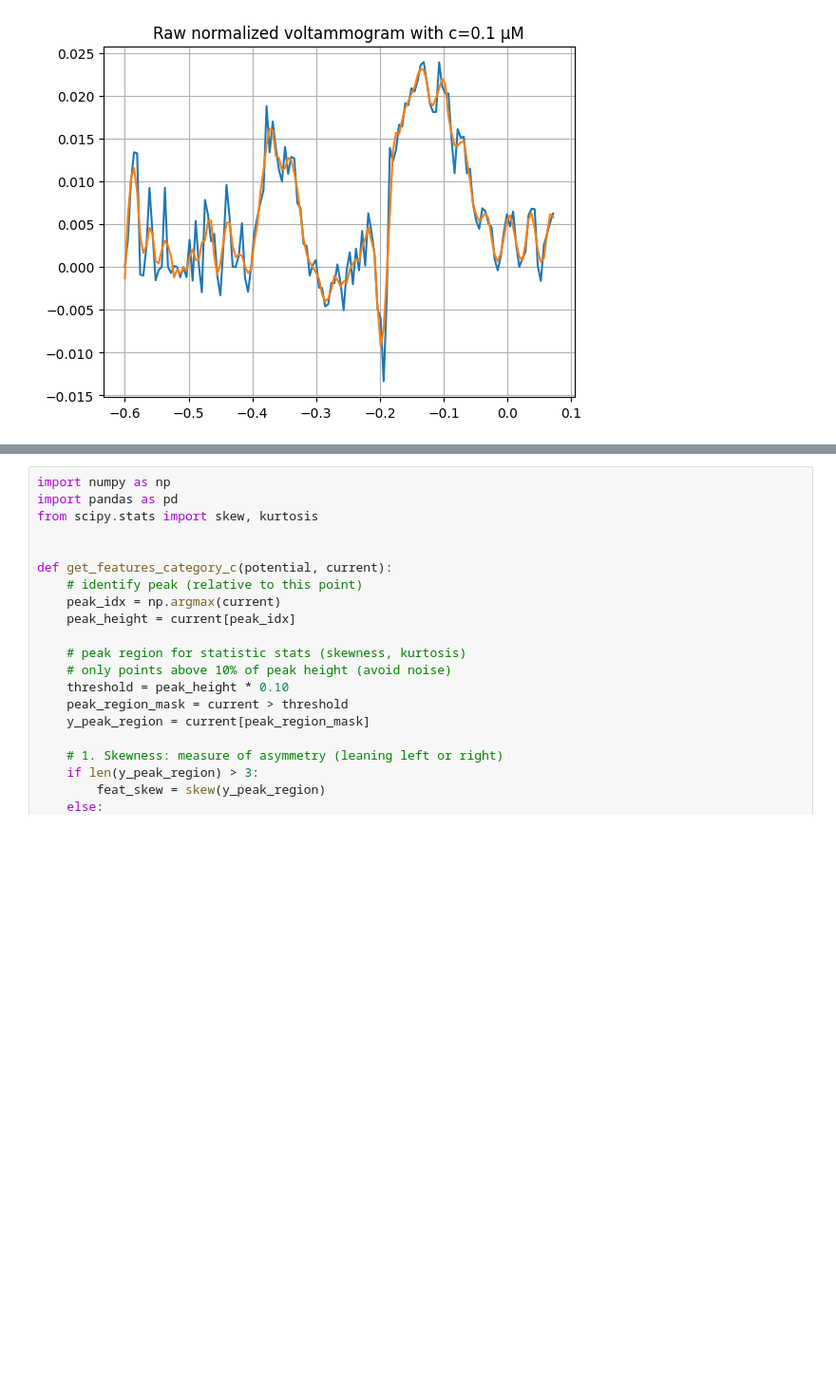
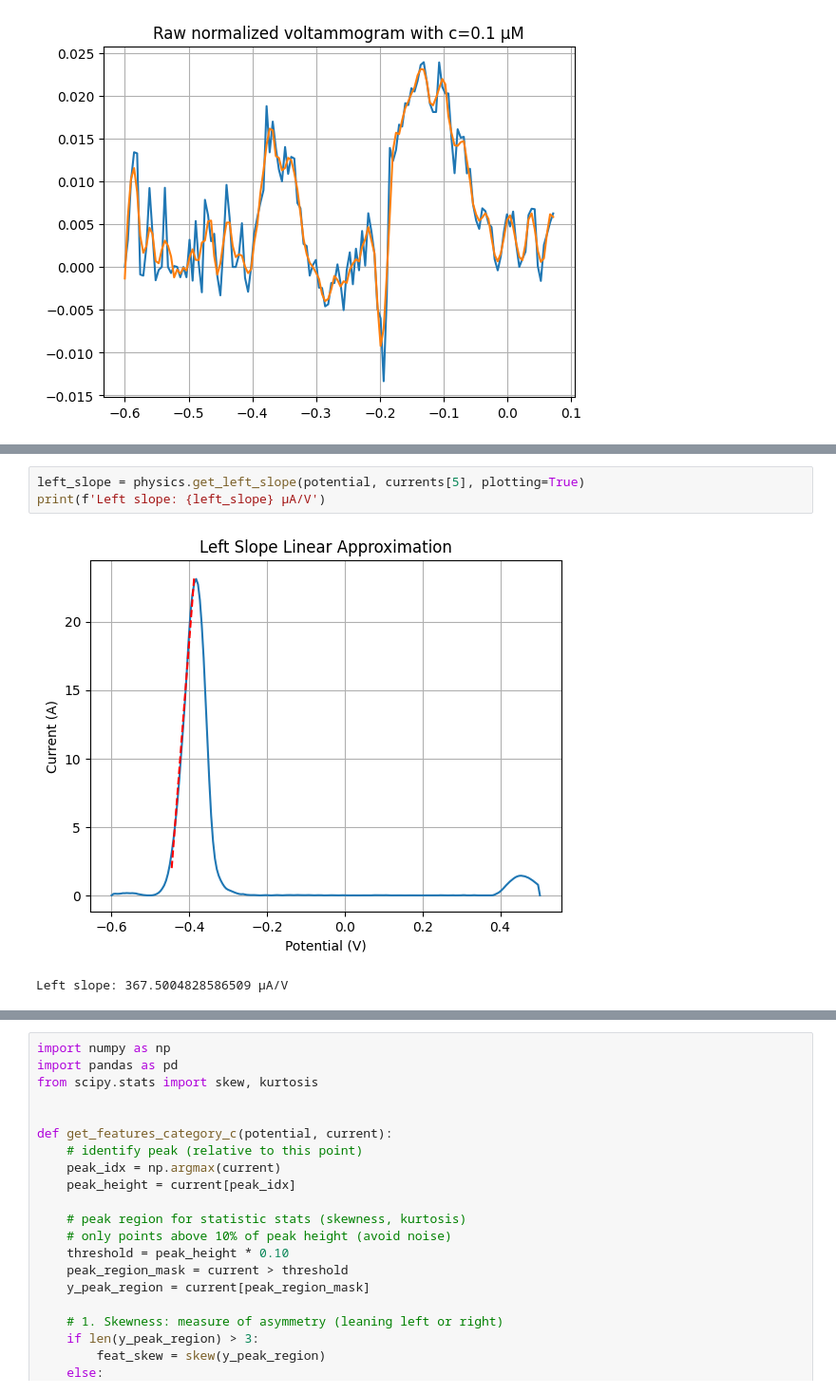
Before and after one commit to andreidumitras/electrochemical-AI, a Jupyter notebook: feature_extraction.ipynb, the cells around one changed output, grey strips where cells are left out. Shown at 95% size. Cells and saved outputs as stored; diff of their text form; blank space fills up the shorter version.

```diff
--- a/feature_extraction.ipynb
+++ b/feature_extraction.ipynb
@@ -267,0 +246,6 @@ ValueError: data type <class 'numpy.object_'> not inexact
+# %%
+left_slope = physics.get_left_slope(potential, currents[5], plotting=True)
+print(f'Left slope: {left_slope} µA/V')
+# %% [output]
+[figure, added]
+Left slope: 367.5004828586509 µA/V
```
Also changed, not shown: parts of 19 cells of this notebook, 6 other files.
